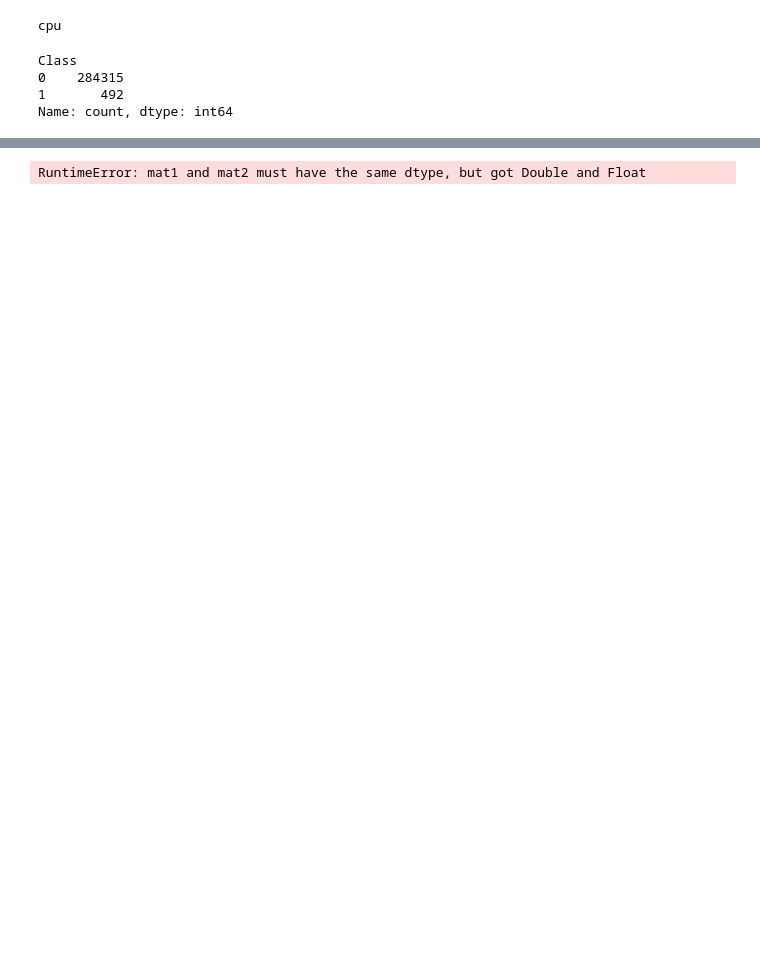
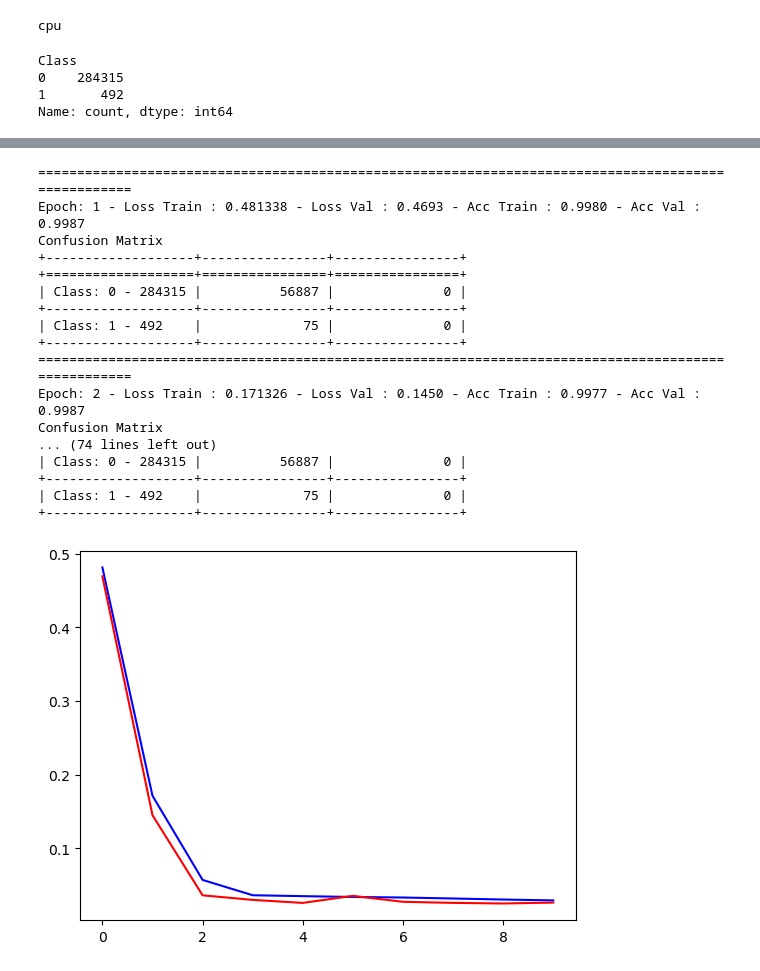
Before and after one commit to Dayanrk/ClassificationCardFraud, a Jupyter notebook: NNModelCourse.ipynb, the cells around one changed output, grey strips where cells are left out. Cells and saved outputs as stored; diff of their text form; code cells hidden in the pictures; blank space fills up the shorter version.

```diff
--- a/NNModelCourse.ipynb
+++ b/NNModelCourse.ipynb
@@ -33,6 +34,8 @@ Class
 1       492
 Name: count, dtype: int64
 # %%
+batch_size = 1000
+
 class CustomDataSet(Dataset):
     def __init__(self, data, labels):
         self.data = data
@@ -46,18 +49,17 @@ class CustomDataSet(Dataset):
         y = self.labels[idx]
         return x, y
 
-# #Converting the data into tensors
+#Converting the data into tensors
 X_train = torch.tensor(X_train, dtype=torch.float32)
 X_test = torch.tensor(X_test, dtype=torch.float32)
 y_train = torch.tensor(y_train, dtype=torch.float32)
 y_test = torch.tensor(y_test, dtype=torch.float32)
 
-
 X_train = CustomDataSet(X_train, y_train)
 X_test = CustomDataSet(X_test, y_test)
 
-train_loader = DataLoader(X_train, batch_size=1000, shuffle=True)
-test_loader = DataLoader(X_test, batch_size=1000)
+train_loader = DataLoader(X_train, batch_size=batch_size, shuffle=True)
+test_loader = DataLoader(X_test, batch_size=batch_size)
 # %%
 # #Same X_Train but width weights
 # #Handle unbalenced dataset
@@ -113,6 +134,7 @@ optimizer = torch.optim.Adam(model.parameters(), lr=0.0001)
 
 epochs = 10  # Number of epochs
 train_loss = []
+test_loss = []
 
 for epoch in range(epochs):
     model.train()
@@ -158,32 +180,51 @@ for epoch in range(epochs):
 
         correct_predictions_label = 0
         total_predictions = 0
 
         for inputs_test, labels_test in test_loader:
             outputs_labels = model(inputs_test)
             loss = criterion(outputs_labels.squeeze(), labels_test)
             losses_test += loss.item()
 
             acc = torch.sigmoid(outputs_labels.squeeze())
             prediction_test = (acc >= 0.5).float()
             correct_predictions_label += (prediction_test == labels_test).sum().item()
             total_predictions += labels_test.size(0)
 
             y_pred_test.extend(prediction_test.cpu().numpy())
             y_true_test.extend(labels_test.cpu().numpy())
         test_acc = correct_predictions_label / total_predictions
 
         losses_test = losses_test / len(test_loader)
+        test_loss.append(losses_test)
 
     print('='*100)
     print(f'Epoch: {epoch+1} - Loss Train : {losses:4f} - Loss Val : {losses_test:.4f} - Acc Train : {train_acc:.4f} - Acc Val : {test_acc:.4f}')
     confusion_matrix_function(df['Class'].value_counts(), confusion_matrix(y_true_test, y_pred_test))
 
     #UndefinedMetricWarning: Precision is ill-defined and being set to 0.0 due to no predicted samples. Use `zero_division` parameter to control this behavior. _warn_prf(average, modifier, f"{metric.capitalize()} is", len(result))
     #This warning is due to the fact that the model is not predicting any positive (1) class in the test set.
 
 fig, ax = plt.subplots()
-ax.plot(train_loss, label='Train')
+ax.plot(train_loss, label='Train' ,c='blue')
+ax.plot(test_loss, label='Test', c='red')
 fig.show()
 # %% [output]
-RuntimeError: mat1 and mat2 must have the same dtype, but got Double and Float
+====================================================================================================
+Epoch: 1 - Loss Train : 0.481338 - Loss Val : 0.4693 - Acc Train : 0.9980 - Acc Val : 0.9987
+Confusion Matrix
++-------------------+----------------+----------------+
++===================+================+================+
+| Class: 0 - 284315 |          56887 |              0 |
++-------------------+----------------+----------------+
+| Class: 1 - 492    |             75 |              0 |
++-------------------+----------------+----------------+
+====================================================================================================
+Epoch: 2 - Loss Train : 0.171326 - Loss Val : 0.1450 - Acc Train : 0.9977 - Acc Val : 0.9987
+Confusion Matrix
+... (74 lines left out)
+| Class: 0 - 284315 |          56887 |              0 |
++-------------------+----------------+----------------+
+| Class: 1 - 492    |             75 |              0 |
++-------------------+----------------+----------------+
+[figure, added]
```
Also changed, not shown: parts of 4 cells of this notebook, 3 other files.
